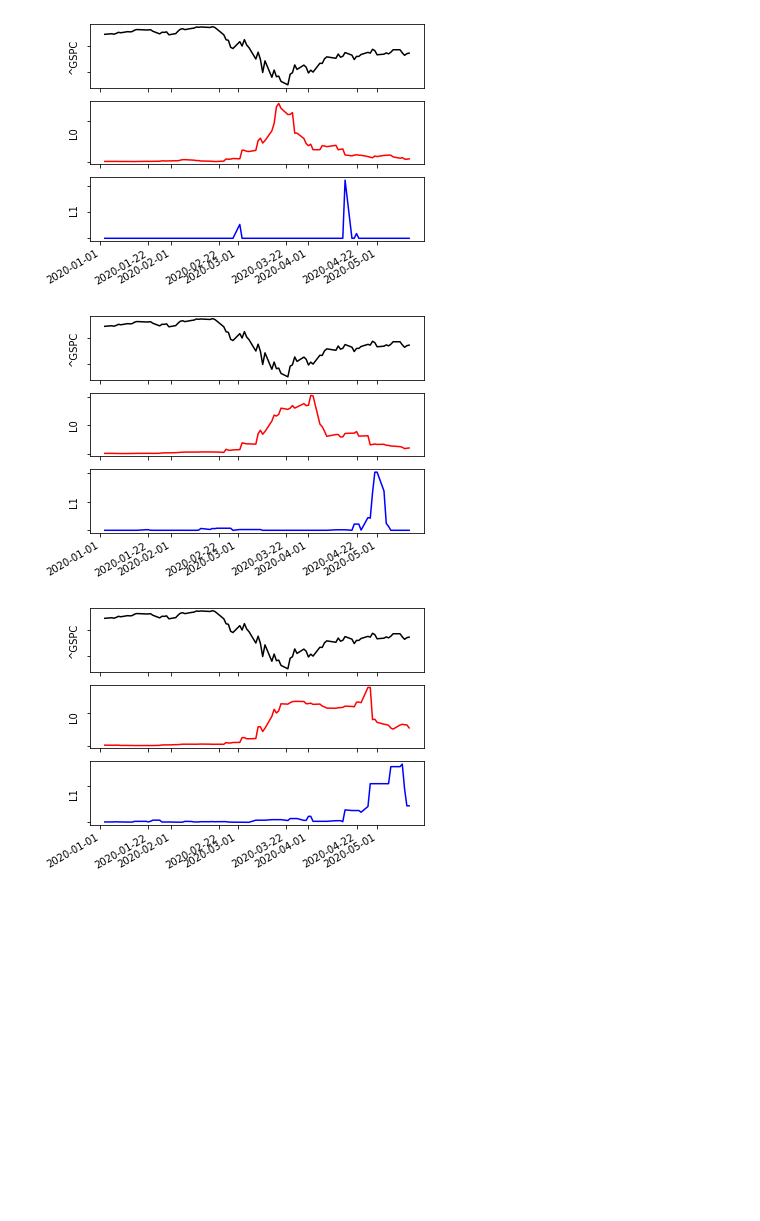
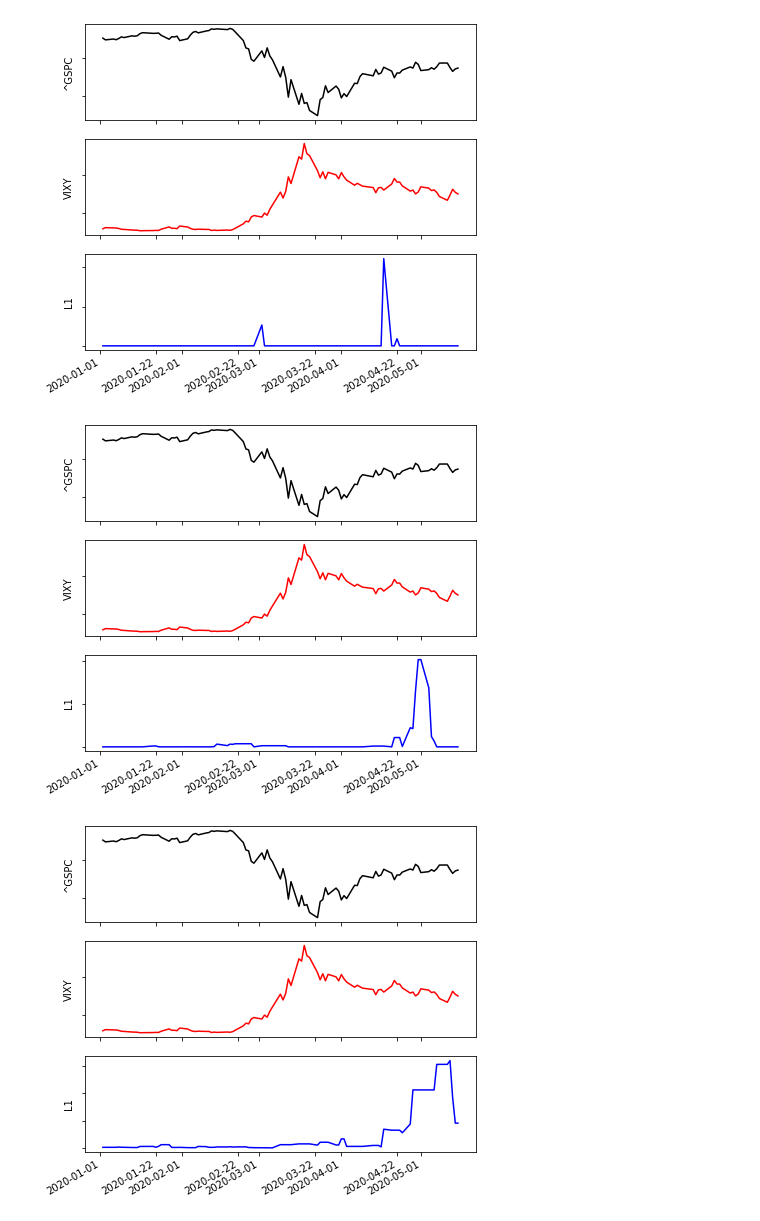
Before and after one commit to gruberan/persistence_stonks, a Jupyter notebook: persistence_stonks.ipynb, the cells around one changed output. Drawn from its saved outputs; the diff is of its cells as text; code cells hidden in the pictures; blank space fills up the shorter version.

```diff
--- a/persistence_stonks.ipynb
+++ b/persistence_stonks.ipynb
@@ -4,12 +6,13 @@ from datetime import date
 # %%
 for w in [7,14,30,60,100]:
     plot_window_landscapes(
         start_dt="2020-01-01",
         end_dt=str(date.today()),
         ticker_symbol_list=["^GSPC","^DJI","^IXIC","^RUT"],
+        row_syms=["^GSPC","VIXY","L1"],
         window_size=w
     )
 # %% [output]
-[figure, old version]
+[figure, new version]
-[figure, old version]
+[figure, new version]
-[figure, old version]
+[figure, new version]
```
Also changed, not shown: parts of 2 cells of this notebook, 4 other files.
